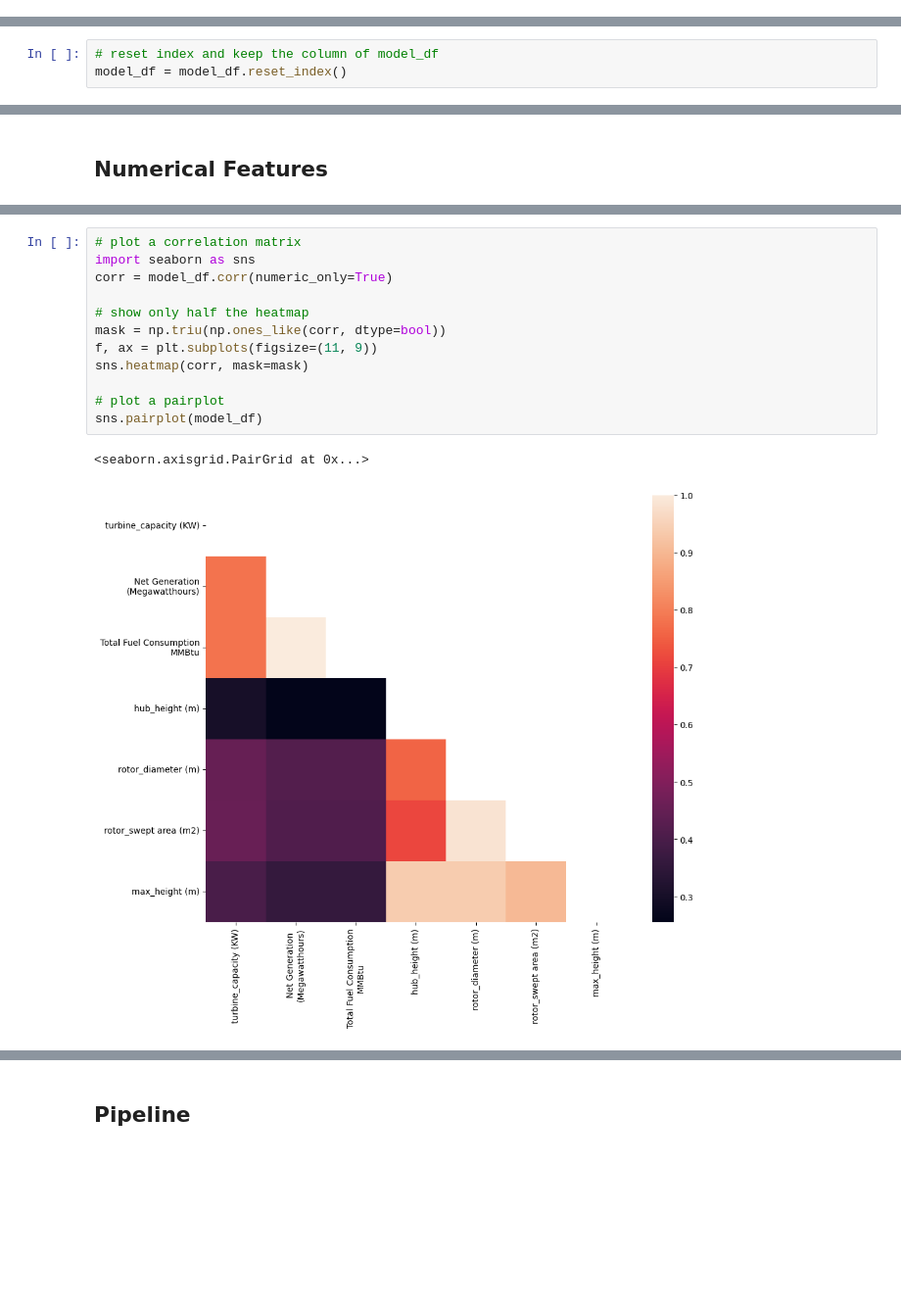
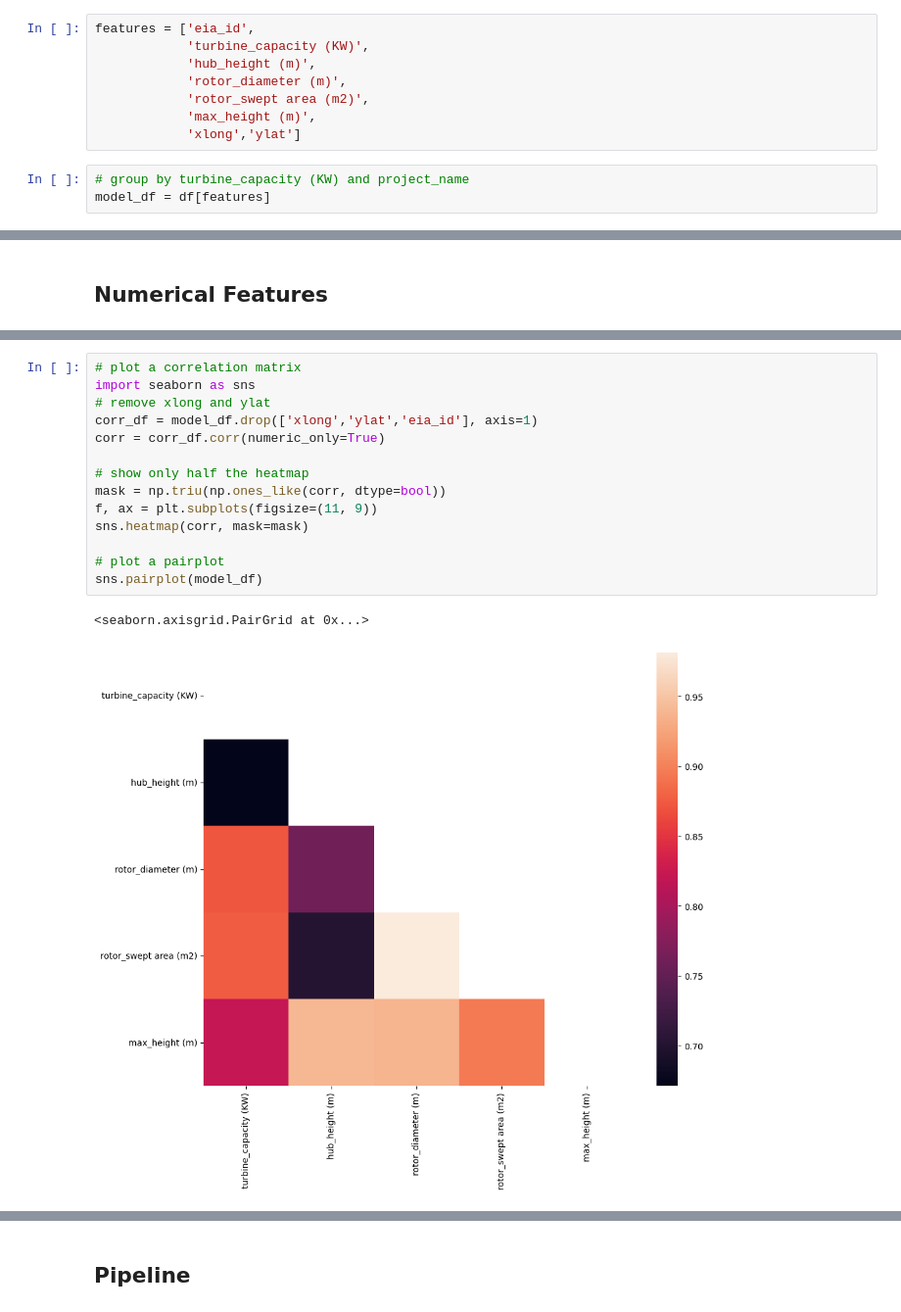
Before and after one commit to NicsLvl/DA1_Capstone_JADEN, a Jupyter notebook: Model_wind_turbine.ipynb, the cells around one changed output, grey strips where cells are left out. Shown at 98% size. Saved outputs shown, nothing was run; the diff lists cells and outputs as text; blank space fills up the shorter version.

```diff
--- a/Model_wind_turbine.ipynb
+++ b/Model_wind_turbine.ipynb
@@ -167,3 +152,14 @@ model_df = df.groupby(['project_name'
+# %%
+features = ['eia_id',
+            'turbine_capacity (KW)',
+            'hub_height (m)',
+            'rotor_diameter (m)',
+            'rotor_swept area (m2)',
+            'max_height (m)',
+            'xlong','ylat']
+# %%
+# group by turbine_capacity (KW) and project_name
+model_df = df[features]
 # %%
 model_df.shape
 # %% [output]
@@ -171,6 +167,3 @@ model_df.shape
-# %%
-# reset index and keep the column of model_df
-model_df = model_df.reset_index()
 # %%
 model_df.info()
 # %% [output]
@@ -215,15 +206,17 @@ model_df.describe()
 # %%
 # plot a correlation matrix
 import seaborn as sns
-corr = model_df.corr(numeric_only=True)
+# remove xlong and ylat
+corr_df = model_df.drop(['xlong','ylat','eia_id'], axis=1)
+corr = corr_df.corr(numeric_only=True)
 
 # show only half the heatmap
 mask = np.triu(np.ones_like(corr, dtype=bool))
 f, ax = plt.subplots(figsize=(11, 9))
 sns.heatmap(corr, mask=mask)
 
 # plot a pairplot
 sns.pairplot(model_df)
 # %% [output]
 <seaborn.axisgrid.PairGrid at 0x...>
-[figure, old version]
+[figure, new version]
```
Also changed, not shown: parts of 58 cells of this notebook, 2 other files.
